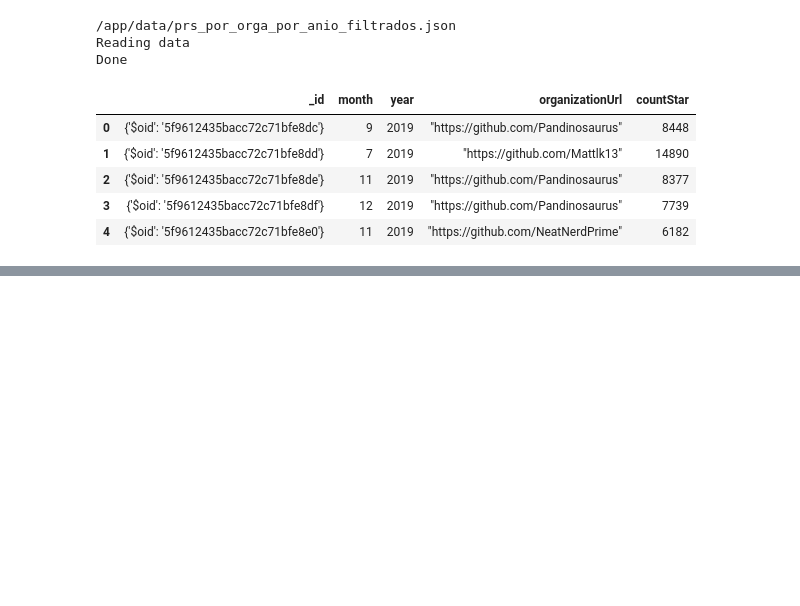
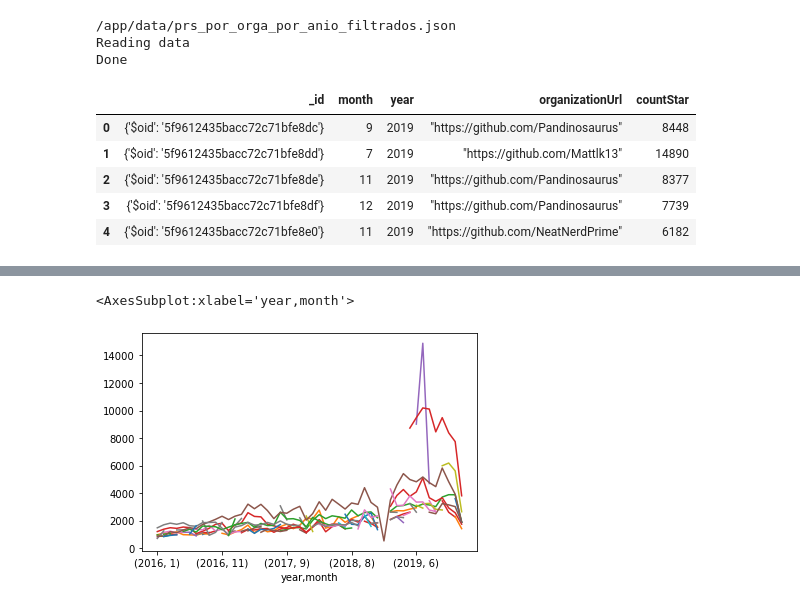
Before and after one commit to mnmallea/tp_procesamiento_seniales, a Jupyter notebook: notebooks/prueba.ipynb, the cells around one changed output, grey strips where cells are left out. Cells and saved outputs as stored; diff of their text form; code cells hidden in the pictures; blank space fills up the shorter version.

```diff
--- a/notebooks/prueba.ipynb
+++ b/notebooks/prueba.ipynb
@@ -68,0 +104,5 @@ pd.pivot_table(final_data, index=['year', 'month'], columns=['organizationUrl'])
+# %%
+plot_data.plot(legend=False)
+# %% [output]
+<AxesSubplot:xlabel='year,month'>
+[figure, added]
```
Also changed, not shown: parts of 5 cells of this notebook.
